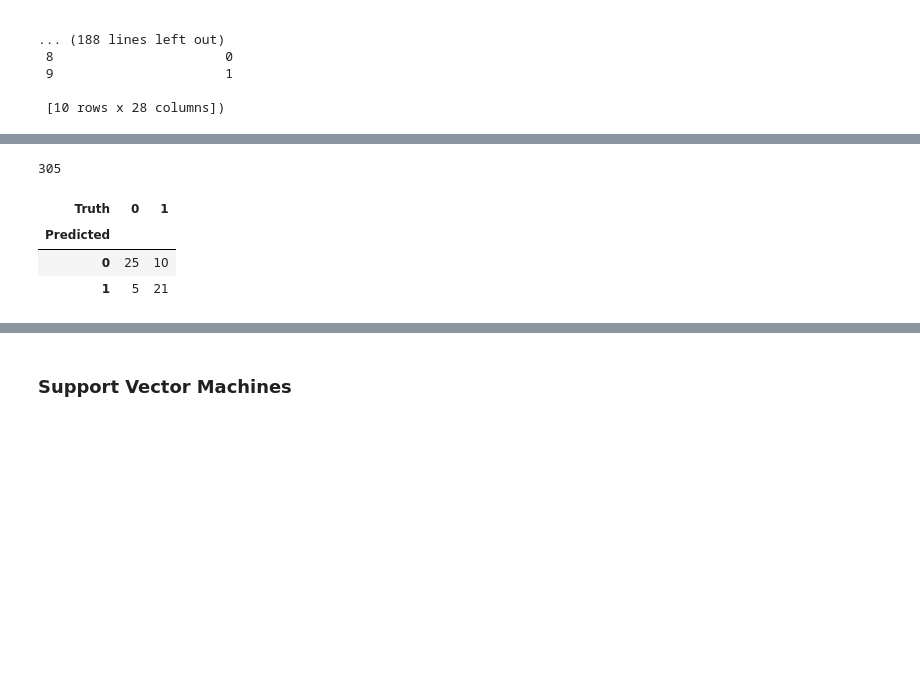
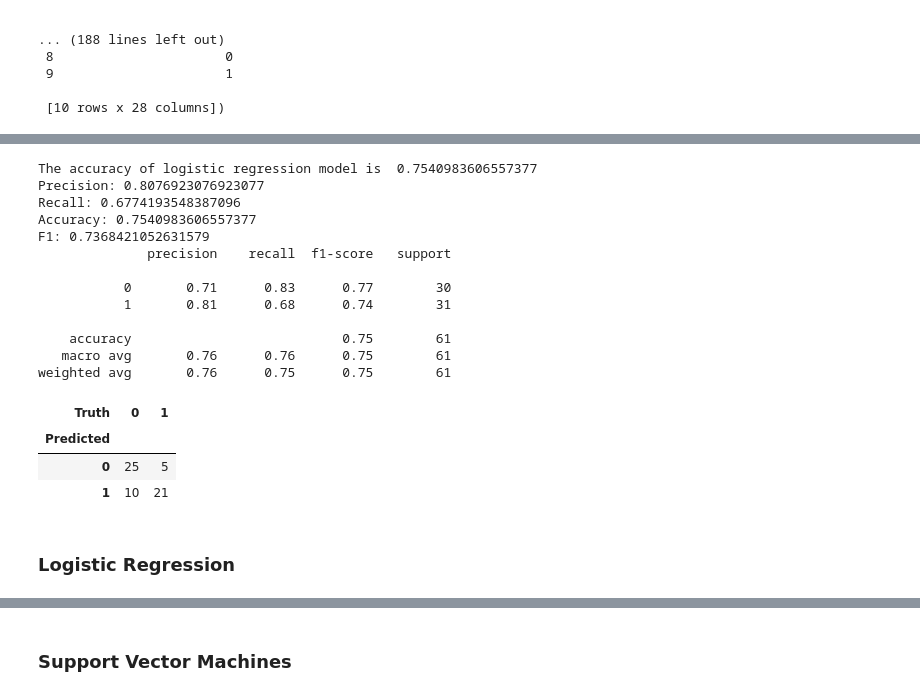
Before and after one commit to soumya-khanna/Wildfire-Prediction-Model, a Jupyter notebook: model.ipynb, the cells around one changed output, grey strips where cells are left out. Drawn from its saved outputs; the diff is of its cells as text; code cells hidden in the pictures; blank space fills up the shorter version.

Commit message:
Fixed some details, added all classification measures to the 3 models

```diff
--- a/model.ipynb
+++ b/model.ipynb
@@ -511,34 +513,51 @@ Best K:  1
 # %%
 from sklearn.model_selection import train_test_split
 from sklearn.metrics import accuracy_score
 from ISLP import confusion_table
 from ISLP.models import contrast
 
 target_var = 'Y-Value'
 # Determining Train Test Indices with Bootstrap
-# df_bootstrapped = num_stats_df.sample(n=len(num_stats_df), replace=True)
 X = num_stats_df.drop(columns=['Y-Value', 'Fire Name', 'Condition'])
 y = num_stats_df[target_var]
 
 X_train, X_test, y_train, y_test = train_test_split(X, y, test_size=0.2, shuffle=True, random_state=101)
-print(len(df))
-
 
 # Create KNN classifier with current K
 knn = KNeighborsClassifier(n_neighbors=best_k)
 
-# Perform cross-validation
 knn1_pred = knn.fit(X_train, y_train).predict(X_test)
-np.mean(y_test != knn1_pred), np.mean(y_test != "No")
 
-# Calculate mean accuracy and store
-confusion_table(knn1_pred, y_test)
+# Calculate accuracy
+acc = metrics.accuracy_score(y_test,knn1_pred)
+print('The accuracy of logistic regression model is ', acc)
+
+print('Precision:', metrics.precision_score(y_test, knn1_pred))
+print('Recall:', metrics.recall_score(y_test, knn1_pred))
+print('Accuracy:', metrics.accuracy_score(y_test, knn1_pred))
+print('F1:', metrics.f1_score(y_test, knn1_pred))
+print(metrics.classification_report(y_test, knn1_pred))
+confusion_table(y_test, knn1_pred)
 # %% [output]
-305
+The accuracy of logistic regression model is  0.7540983606557377
+Precision: 0.8076923076923077
+Recall: 0.6774193548387096
+Accuracy: 0.7540983606557377
+F1: 0.7368421052631579
+              precision    recall  f1-score   support
+
+           0       0.71      0.83      0.77        30
+           1       0.81      0.68      0.74        31
+
+    accuracy                           0.75        61
+   macro avg       0.76      0.76      0.75        61
+weighted avg       0.76      0.75      0.75        61
 | Truth | 0 | 1 |
 | Predicted |  |  |
-| 0 | 25 | 10 |
-| 1 | 5 | 21 |
+| 0 | 25 | 5 |
+| 1 | 10 | 21 |
+# %% [markdown]
+### Logistic Regression
 # %%
 # Logistic Regression
 # Initialize lists to store mean accuracy for each K
```
Also changed, not shown: parts of 8 cells of this notebook.
